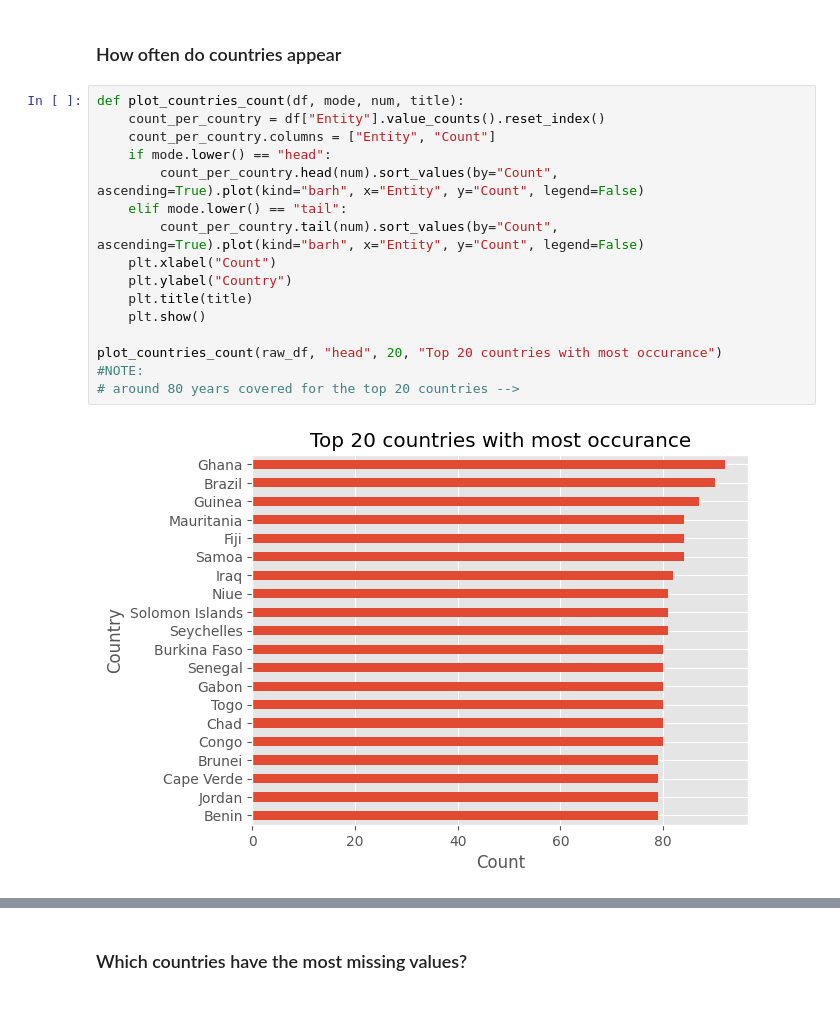
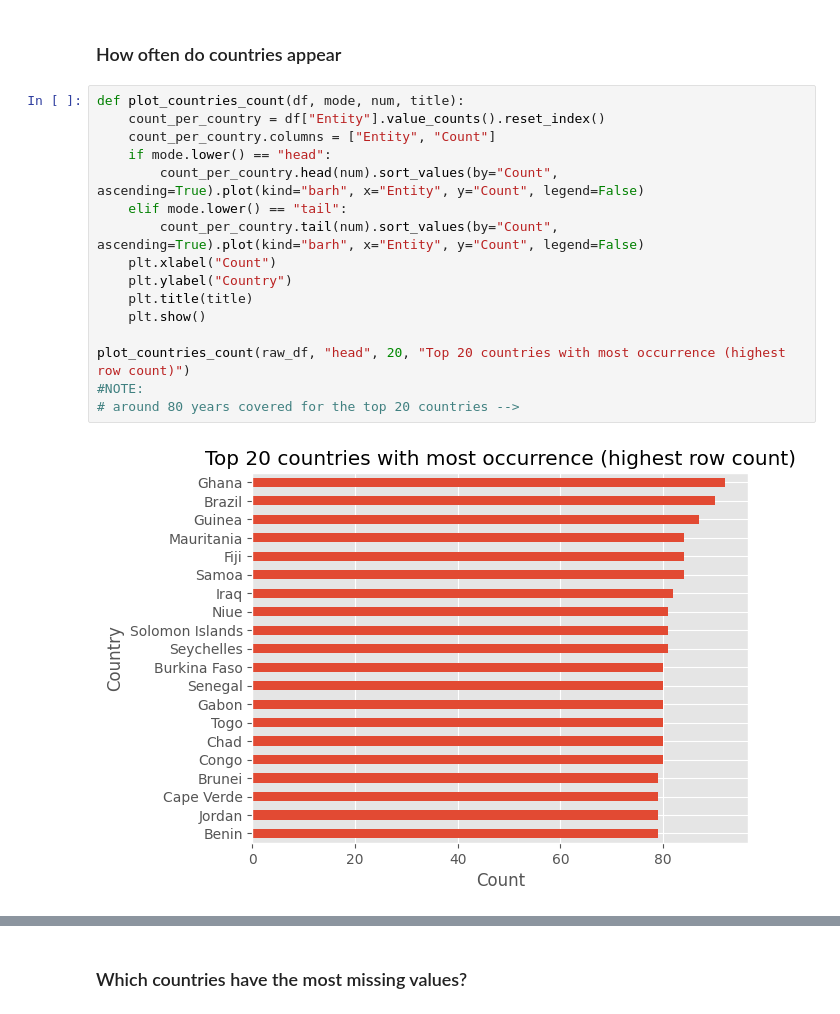
Before and after one commit to HamzahFayad/master_thesis_child_mortality, a Jupyter notebook: 01_notebooks/0_data_raw_analysis.ipynb, the cells around one changed output, grey strips where cells are left out. Cells and saved outputs as stored; diff of their text form.

```diff
--- a/01_notebooks/0_data_raw_analysis.ipynb
+++ b/01_notebooks/0_data_raw_analysis.ipynb
@@ -61,19 +61,19 @@ raw_df.describe()
 # %%
 def plot_countries_count(df, mode, num, title):
     count_per_country = df["Entity"].value_counts().reset_index()
     count_per_country.columns = ["Entity", "Count"]
     if mode.lower() == "head":
         count_per_country.head(num).sort_values(by="Count", ascending=True).plot(kind="barh", x="Entity", y="Count", legend=False)
     elif mode.lower() == "tail":
         count_per_country.tail(num).sort_values(by="Count", ascending=True).plot(kind="barh", x="Entity", y="Count", legend=False)
     plt.xlabel("Count")
     plt.ylabel("Country")
     plt.title(title)
     plt.show()
 
-plot_countries_count(raw_df, "head", 20, "Top 20 countries with most occurance")
+plot_countries_count(raw_df, "head", 20, "Top 20 countries with most occurrence (highest row count)")
 #NOTE:
 # around 80 years covered for the top 20 countries -->
 # %% [output]
-[figure, old version]
+[figure, new version]
 # %%
```
Also changed, not shown: parts of 8 cells of this notebook, 9 other files.
